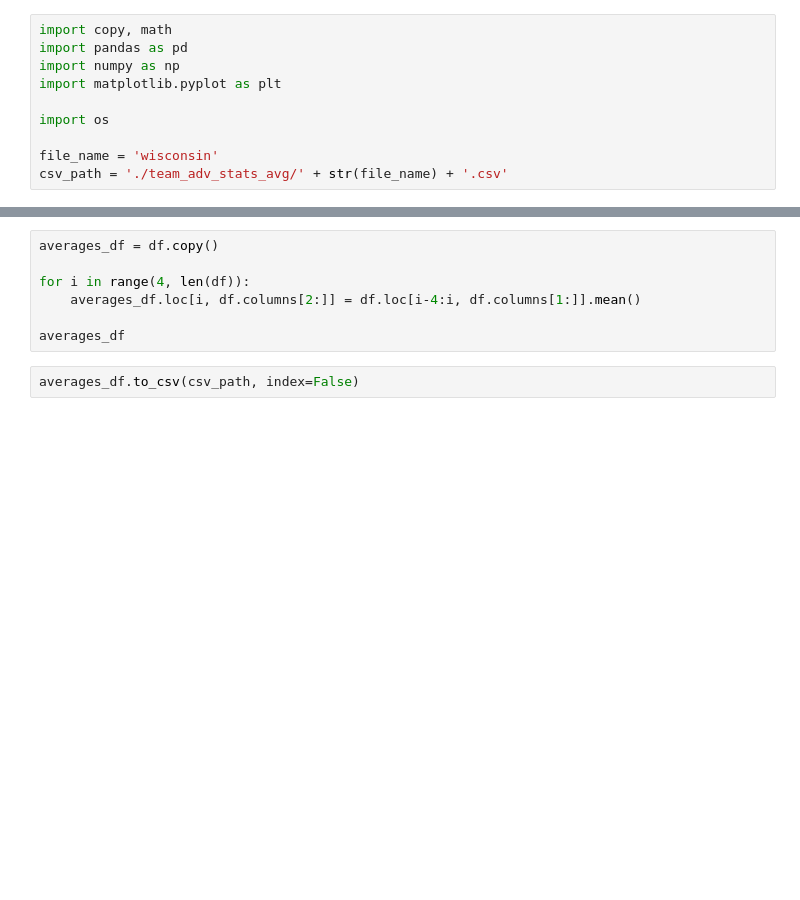
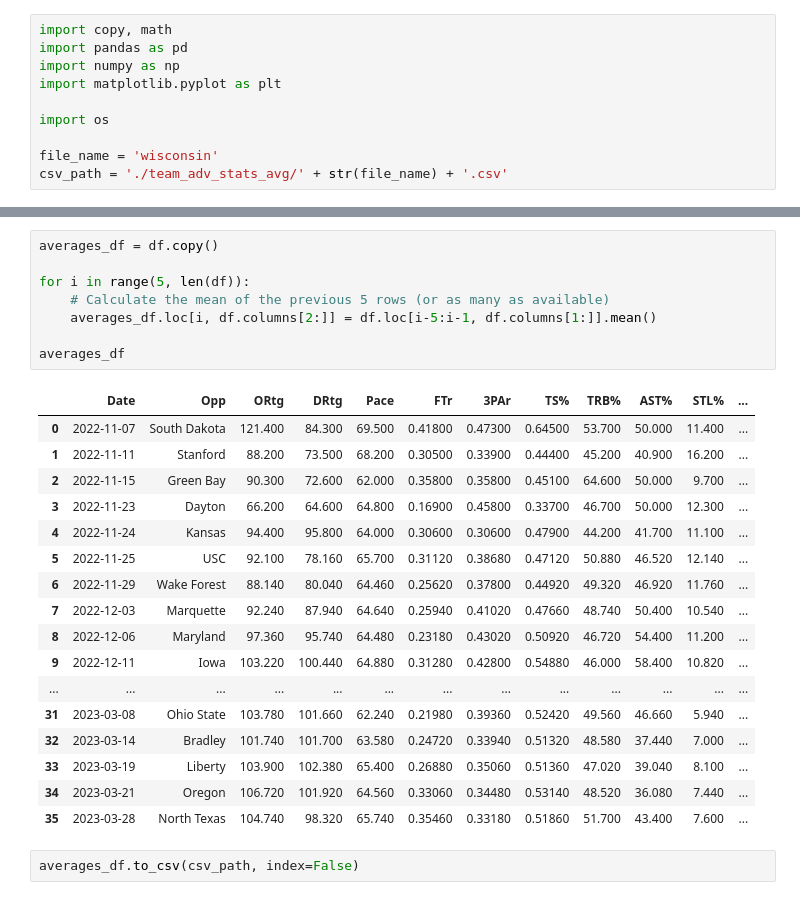
Before and after one commit to lakepry25/ncaaab, a Jupyter notebook: ncaab-research.ipynb, the cells around one changed output, grey strips where cells are left out. Saved outputs shown, nothing was run; the diff lists cells and outputs as text; blank space fills up the shorter version.

Commit message:
fixed averages to not include the current game

```diff
--- a/ncaab-research.ipynb
+++ b/ncaab-research.ipynb
@@ -27,9 +50,28 @@ df
 # %%
 averages_df = df.copy()
 
-for i in range(4, len(df)):
-    averages_df.loc[i, df.columns[2:]] = df.loc[i-4:i, df.columns[1:]].mean()
+for i in range(5, len(df)):
+    # Calculate the mean of the previous 5 rows (or as many as available)
+    averages_df.loc[i, df.columns[2:]] = df.loc[i-5:i-1, df.columns[1:]].mean()
 
 averages_df
+# %% [output]
+|  | Date | Opp | ORtg | DRtg | Pace | FTr | 3PAr | TS% | TRB% | AST% | STL% | ... |
+| 0 | 2022-11-07 | South Dakota | 121.400 | 84.300 | 69.500 | 0.41800 | 0.47300 | 0.64500 | 53.700 | 50.000 | 11.400 | ... |
+| 1 | 2022-11-11 | Stanford | 88.200 | 73.500 | 68.200 | 0.30500 | 0.33900 | 0.44400 | 45.200 | 40.900 | 16.200 | ... |
+| 2 | 2022-11-15 | Green Bay | 90.300 | 72.600 | 62.000 | 0.35800 | 0.35800 | 0.45100 | 64.600 | 50.000 | 9.700 | ... |
+| 3 | 2022-11-23 | Dayton | 66.200 | 64.600 | 64.800 | 0.16900 | 0.45800 | 0.33700 | 46.700 | 50.000 | 12.300 | ... |
+| 4 | 2022-11-24 | Kansas | 94.400 | 95.800 | 64.000 | 0.30600 | 0.30600 | 0.47900 | 44.200 | 41.700 | 11.100 | ... |
+| 5 | 2022-11-25 | USC | 92.100 | 78.160 | 65.700 | 0.31120 | 0.38680 | 0.47120 | 50.880 | 46.520 | 12.140 | ... |
+| 6 | 2022-11-29 | Wake Forest | 88.140 | 80.040 | 64.460 | 0.25620 | 0.37800 | 0.44920 | 49.320 | 46.920 | 11.760 | ... |
+| 7 | 2022-12-03 | Marquette | 92.240 | 87.940 | 64.640 | 0.25940 | 0.41020 | 0.47660 | 48.740 | 50.400 | 10.540 | ... |
+| 8 | 2022-12-06 | Maryland | 97.360 | 95.740 | 64.480 | 0.23180 | 0.43020 | 0.50920 | 46.720 | 54.400 | 11.200 | ... |
+| 9 | 2022-12-11 | Iowa | 103.220 | 100.440 | 64.880 | 0.31280 | 0.42800 | 0.54880 | 46.000 | 58.400 | 10.820 | ... |
+| ... | ... | ... | ... | ... | ... | ... | ... | ... | ... | ... | ... | ... |
+| 31 | 2023-03-08 | Ohio State | 103.780 | 101.660 | 62.240 | 0.21980 | 0.39360 | 0.52420 | 49.560 | 46.660 | 5.940 | ... |
+| 32 | 2023-03-14 | Bradley | 101.740 | 101.700 | 63.580 | 0.24720 | 0.33940 | 0.51320 | 48.580 | 37.440 | 7.000 | ... |
+| 33 | 2023-03-19 | Liberty | 103.900 | 102.380 | 65.400 | 0.26880 | 0.35060 | 0.51360 | 47.020 | 39.040 | 8.100 | ... |
+| 34 | 2023-03-21 | Oregon | 106.720 | 101.920 | 64.560 | 0.33060 | 0.34480 | 0.53140 | 48.520 | 36.080 | 7.440 | ... |
+| 35 | 2023-03-28 | North Texas | 104.740 | 98.320 | 65.740 | 0.35460 | 0.33180 | 0.51860 | 51.700 | 43.400 | 7.600 | ... |
 # %%
 averages_df.to_csv(csv_path, index=False)
```
Also changed, not shown: parts of 2 cells of this notebook, 22 other files.
